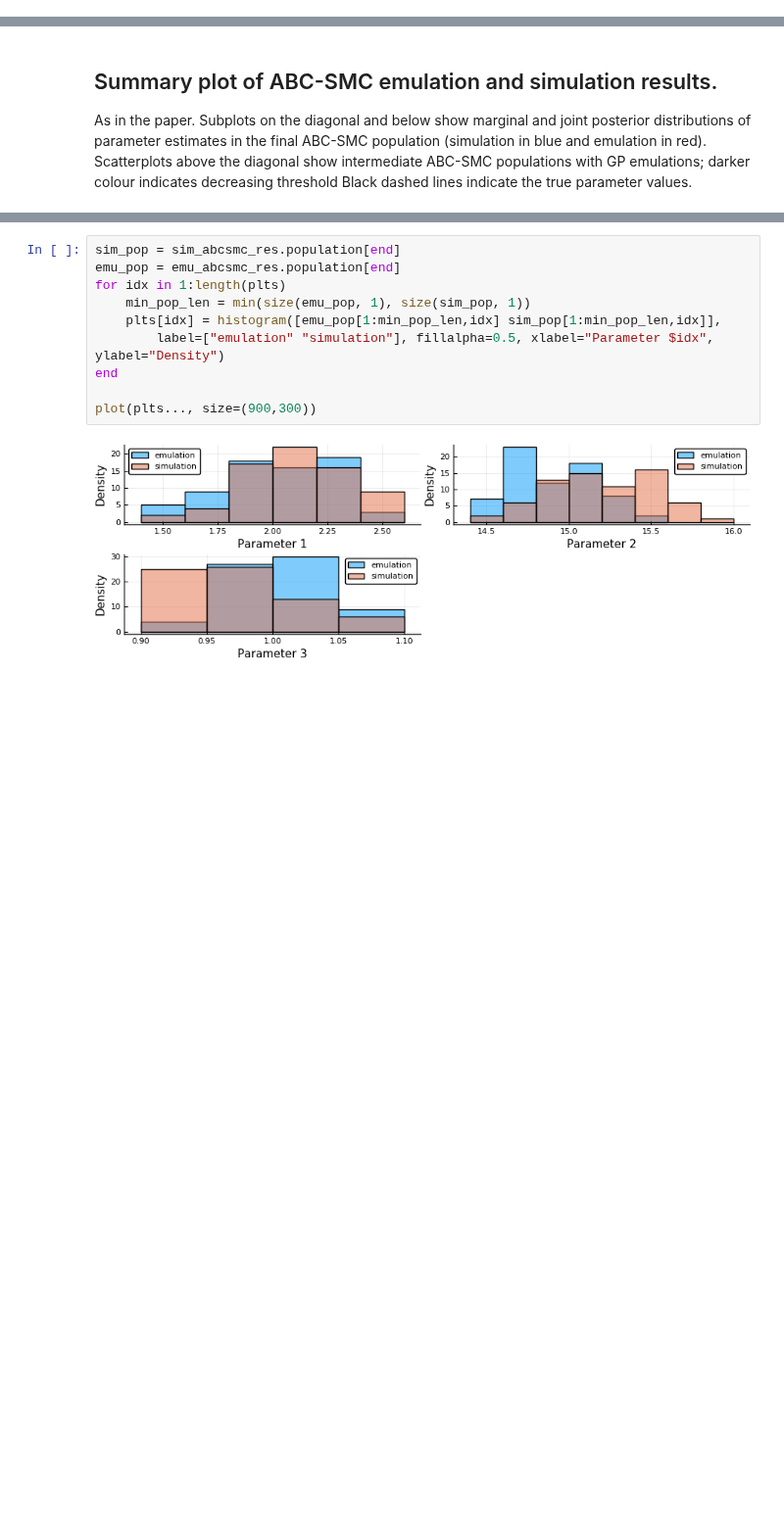
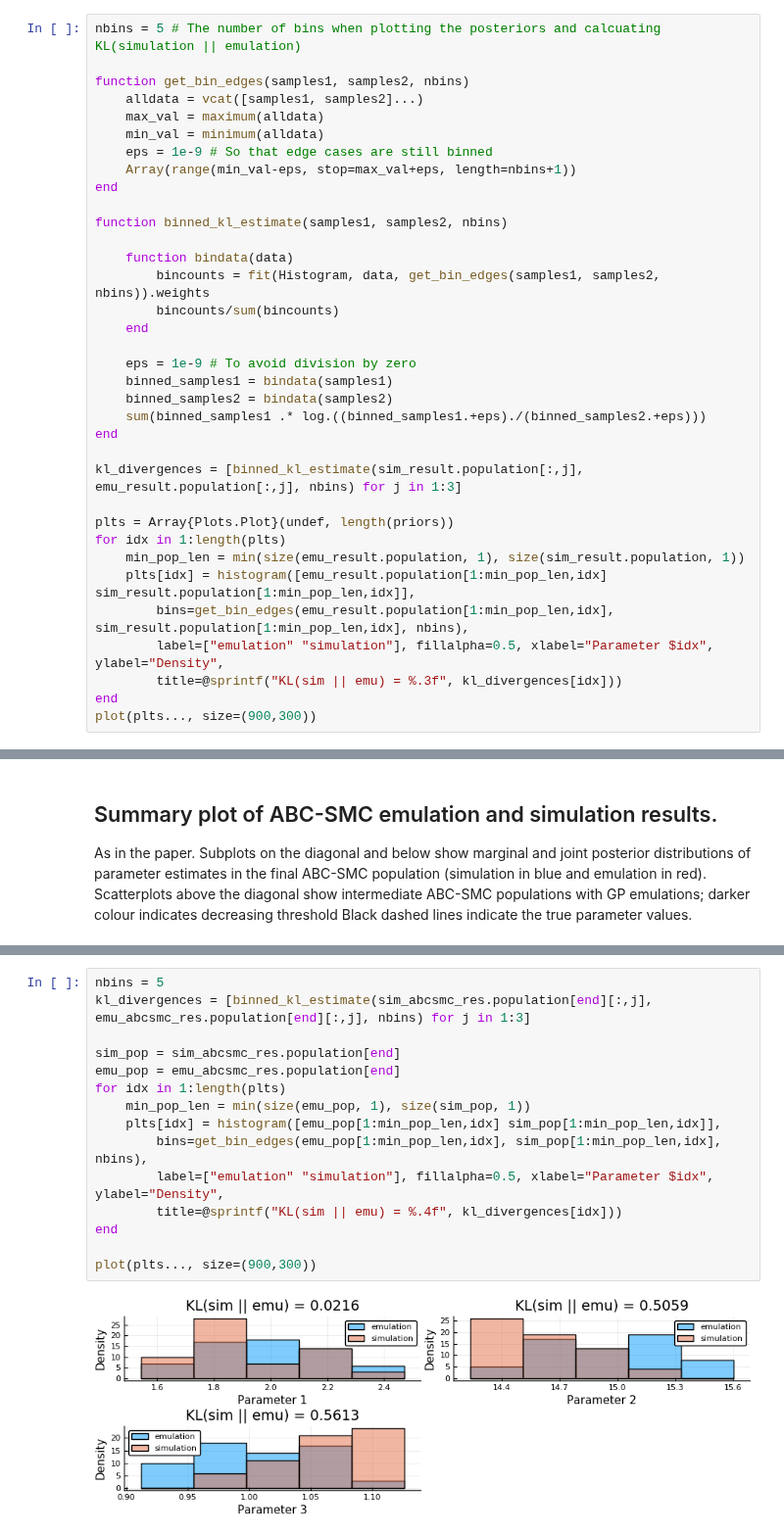
Before and after one commit to tanhevg/GpABC.jl, a Jupyter notebook: examples/abc-example.ipynb, the cells around one changed output, grey strips where cells are left out. Shown at 98% size. Saved outputs shown, nothing was run; the diff lists cells and outputs as text; blank space fills up the shorter version.

```diff
--- a/examples/abc-example.ipynb
+++ b/examples/abc-example.ipynb
@@ -203,0 +185,35 @@ plot(plts..., size=(900,300))
+# %%
+nbins = 5 # The number of bins when plotting the posteriors and calcuating KL(simulation || emulation)
+
+function get_bin_edges(samples1, samples2, nbins)
+    alldata = vcat([samples1, samples2]...)
+    max_val = maximum(alldata)
+    min_val = minimum(alldata)
+    eps = 1e-9 # So that edge cases are still binned
+    Array(range(min_val-eps, stop=max_val+eps, length=nbins+1))
+end
+
+function binned_kl_estimate(samples1, samples2, nbins)
+
+    function bindata(data)
+        bincounts = fit(Histogram, data, get_bin_edges(samples1, samples2, nbins)).weights
+        bincounts/sum(bincounts)
+    end
+
+    eps = 1e-9 # To avoid division by zero
+    binned_samples1 = bindata(samples1)
+    binned_samples2 = bindata(samples2)
+    sum(binned_samples1 .* log.((binned_samples1.+eps)./(binned_samples2.+eps)))
+end
+
+kl_divergences = [binned_kl_estimate(sim_result.population[:,j], emu_result.population[:,j], nbins) for j in 1:3]
+
+plts = Array{Plots.Plot}(undef, length(priors))
+for idx in 1:length(plts)
+    min_pop_len = min(size(emu_result.population, 1), size(sim_result.population, 1))
+    plts[idx] = histogram([emu_result.population[1:min_pop_len,idx] sim_result.population[1:min_pop_len,idx]],
+        bins=get_bin_edges(emu_result.population[1:min_pop_len,idx], sim_result.population[1:min_pop_len,idx], nbins),
+        label=["emulation" "simulation"], fillalpha=0.5, xlabel="Parameter $idx", ylabel="Density",
+        title=@sprintf("KL(sim || emu) = %.3f", kl_divergences[idx]))
+end
+plot(plts..., size=(900,300))
@@ -307,13 +330,18 @@ plot(emu_abcsmc_res, sim_abcsmc_res, true_params[param_indices])
 # %%
+nbins = 5
+kl_divergences = [binned_kl_estimate(sim_abcsmc_res.population[end][:,j], emu_abcsmc_res.population[end][:,j], nbins) for j in 1:3]
+
 sim_pop = sim_abcsmc_res.population[end]
 emu_pop = emu_abcsmc_res.population[end]
 for idx in 1:length(plts)
     min_pop_len = min(size(emu_pop, 1), size(sim_pop, 1))
     plts[idx] = histogram([emu_pop[1:min_pop_len,idx] sim_pop[1:min_pop_len,idx]],
-        label=["emulation" "simulation"], fillalpha=0.5, xlabel="Parameter $idx", ylabel="Density")
+        bins=get_bin_edges(emu_pop[1:min_pop_len,idx], sim_pop[1:min_pop_len,idx], nbins),
+        label=["emulation" "simulation"], fillalpha=0.5, xlabel="Parameter $idx", ylabel="Density",
+        title=@sprintf("KL(sim || emu) = %.4f", kl_divergences[idx]))
 end
 
 plot(plts..., size=(900,300))
 # %% [output]
-[figure, old version]
+[figure, new version]
 # %% [markdown]
```
Also changed, not shown: parts of 16 cells of this notebook, 5 other files.
